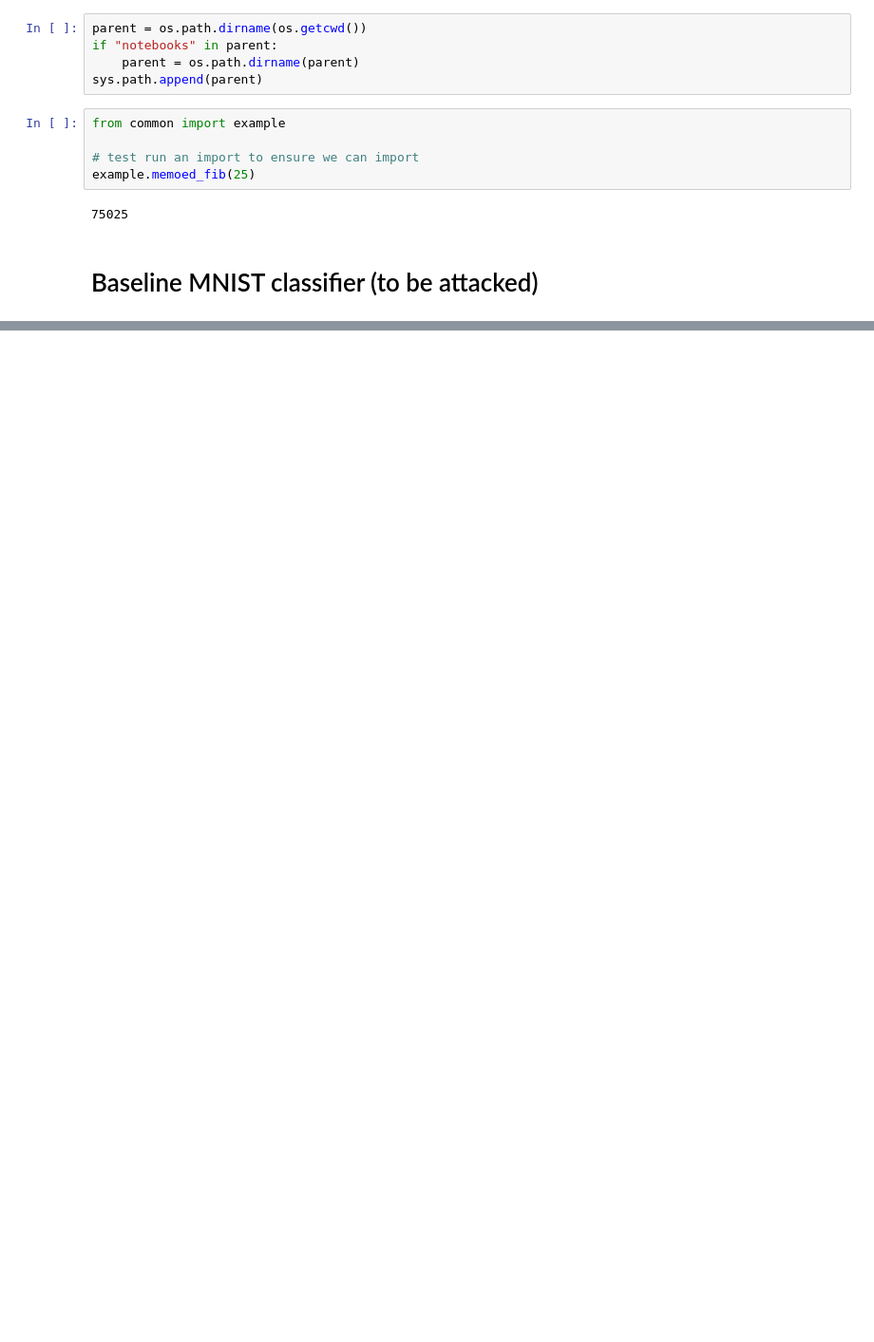
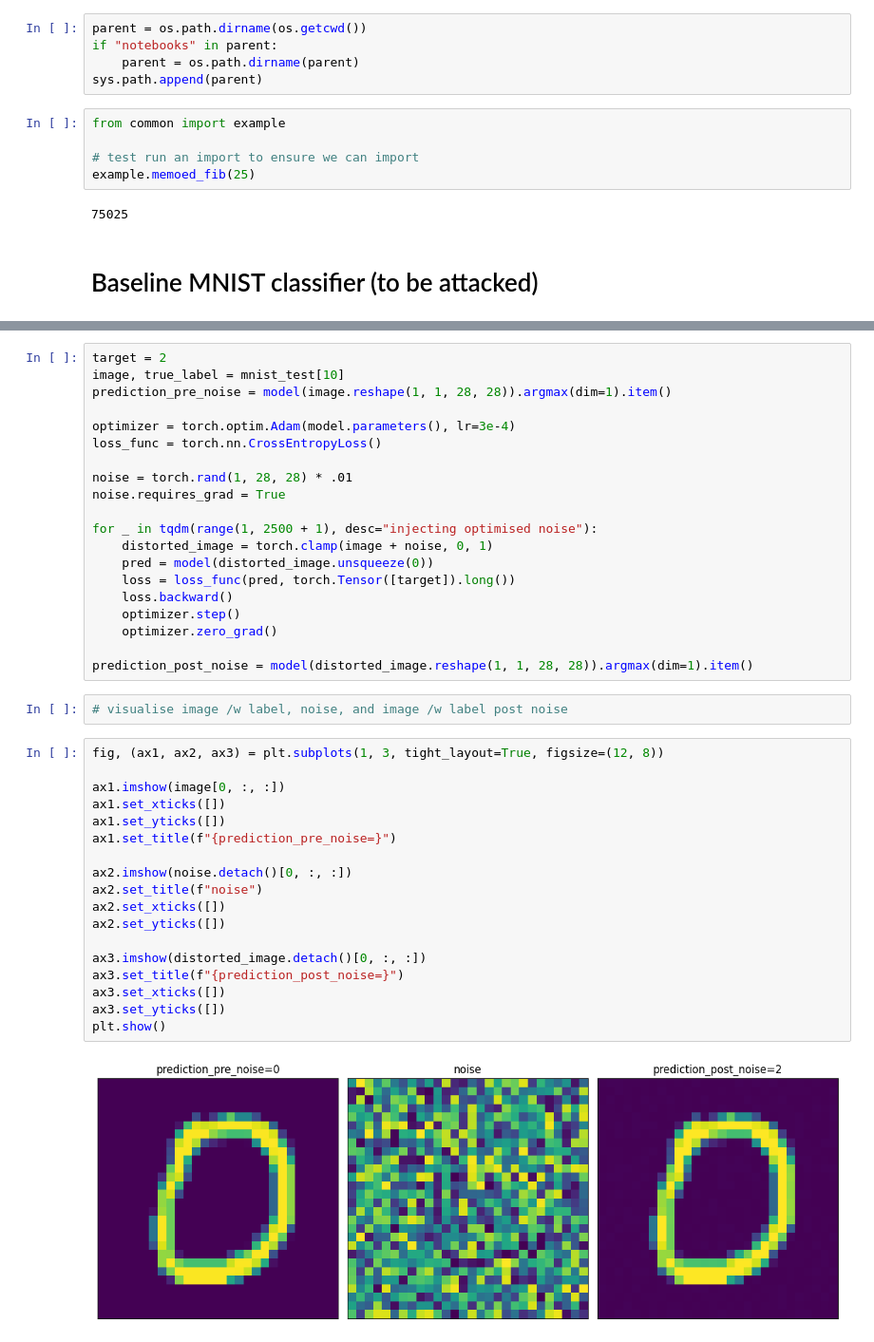
Before and after one commit to Expan75/team20-adverserial-artists, a Jupyter notebook: notebooks/adv-mnist-attack.ipynb, the cells around one changed output, grey strips where cells are left out. Shown: that part at 95% size. Drawn from its saved outputs; the diff is of its cells as text; blank space fills up the shorter version.

```diff
--- a/notebooks/adv-mnist-attack.ipynb
+++ b/notebooks/adv-mnist-attack.ipynb
@@ -176,0 +155,42 @@ train(model, mnist_test, mnist_train, Experiment(epochs=200, metrics={"accuracy"
+# %%
+target = 2
+image, true_label = mnist_test[10]
+prediction_pre_noise = model(image.reshape(1, 1, 28, 28)).argmax(dim=1).item()
+
+optimizer = torch.optim.Adam(model.parameters(), lr=3e-4)
+loss_func = torch.nn.CrossEntropyLoss()
+
+noise = torch.rand(1, 28, 28) * .01
+noise.requires_grad = True
+
+for _ in tqdm(range(1, 2500 + 1), desc="injecting optimised noise"):
+    distorted_image = torch.clamp(image + noise, 0, 1)
+    pred = model(distorted_image.unsqueeze(0))
+    loss = loss_func(pred, torch.Tensor([target]).long())
+    loss.backward()
+    optimizer.step()
+    optimizer.zero_grad()
+
+prediction_post_noise = model(distorted_image.reshape(1, 1, 28, 28)).argmax(dim=1).item()
+# %%
+# visualise image /w label, noise, and image /w label post noise
+# %%
+fig, (ax1, ax2, ax3) = plt.subplots(1, 3, tight_layout=True, figsize=(12, 8))
+
+ax1.imshow(image[0, :, :])
+ax1.set_xticks([])
+ax1.set_yticks([])
+ax1.set_title(f"{prediction_pre_noise=}")
+
+ax2.imshow(noise.detach()[0, :, :])
+ax2.set_title(f"noise")
+ax2.set_xticks([])
+ax2.set_yticks([])
+
+ax3.imshow(distorted_image.detach()[0, :, :])
+ax3.set_title(f"{prediction_post_noise=}")
+ax3.set_xticks([])
+ax3.set_yticks([])
+plt.show()
+# %% [output]
+[figure, added]
```
Also changed, not shown: parts of 10 cells of this notebook.
